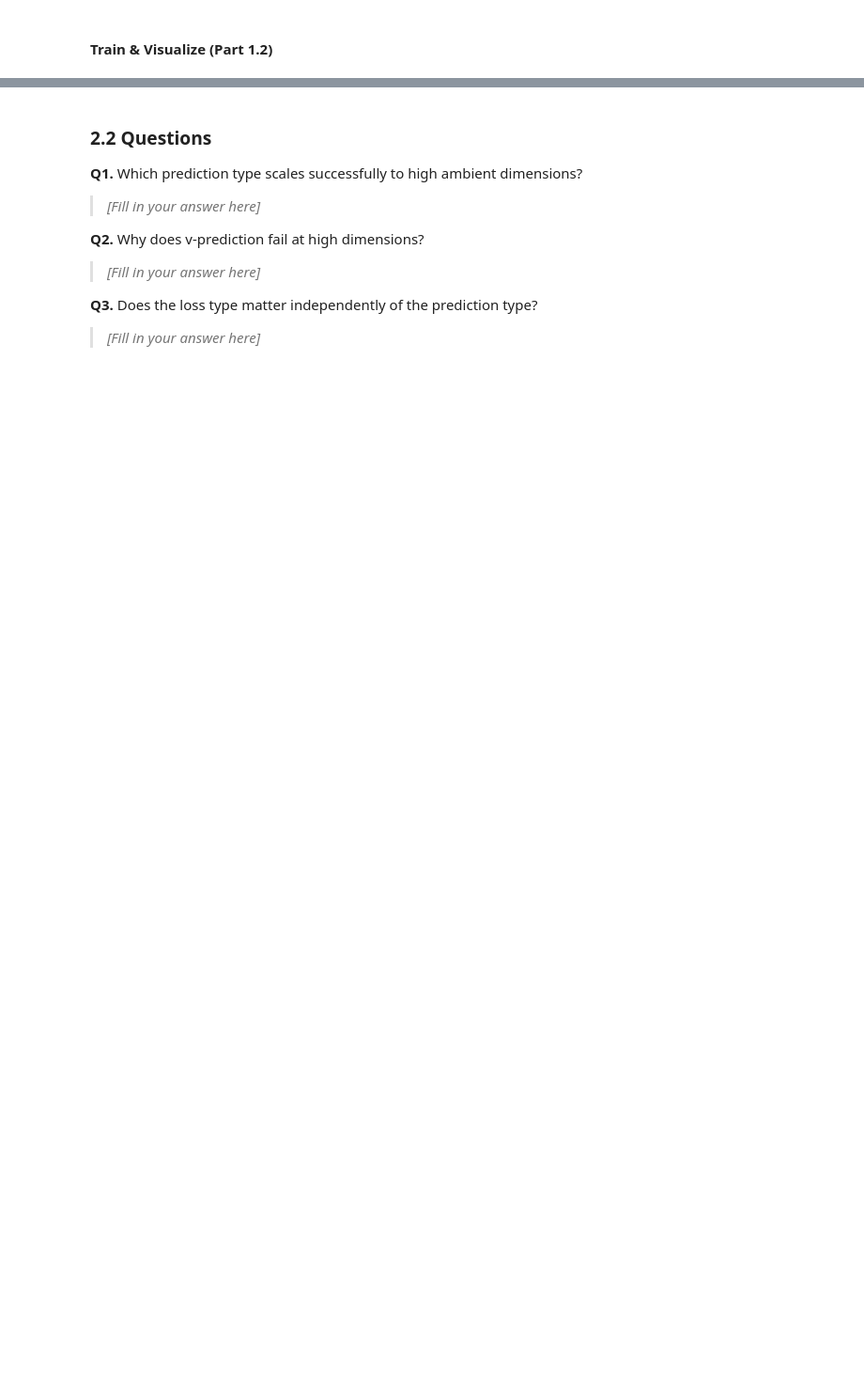
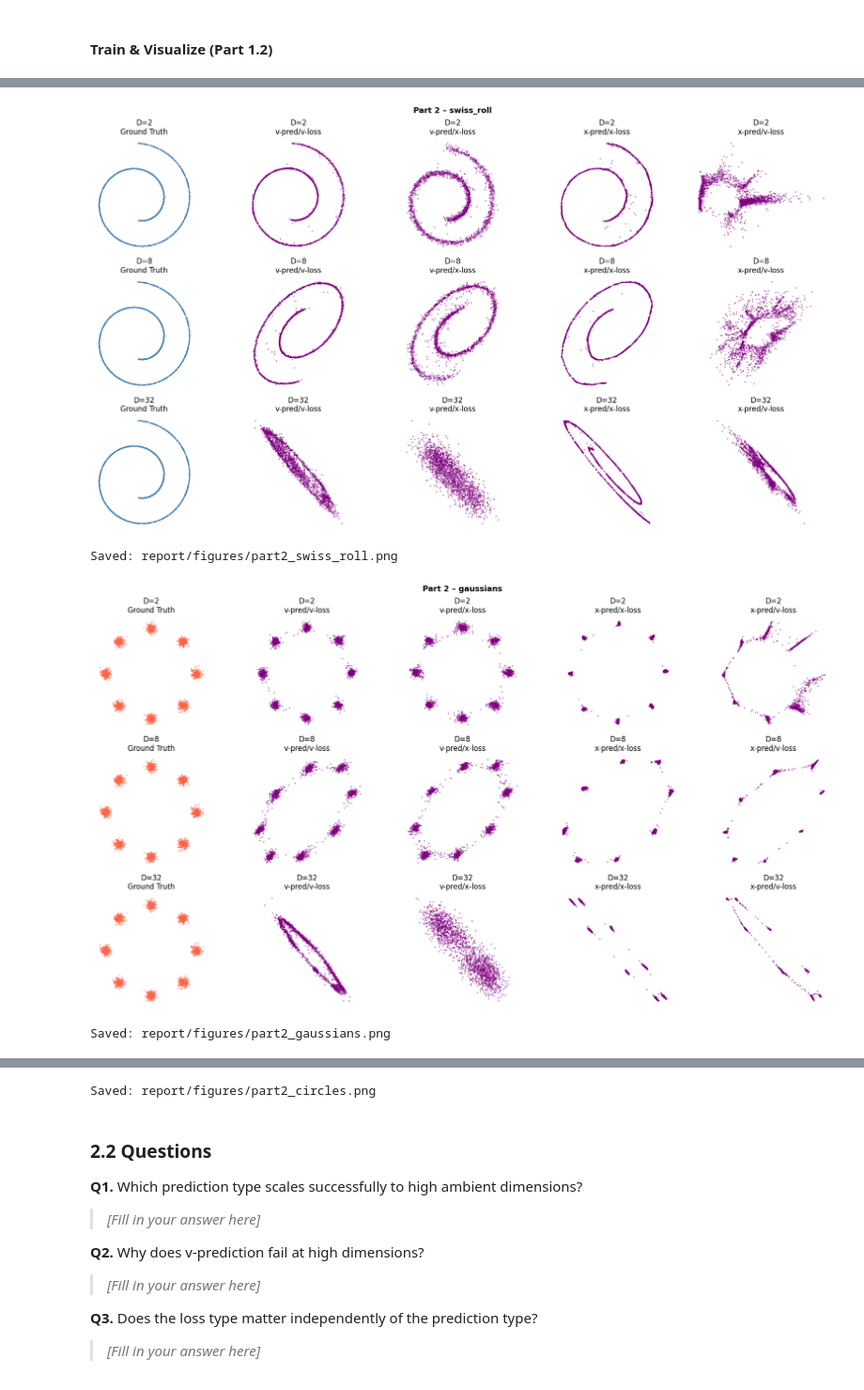
Before and after one commit to hadissuryaalamin/COMP4680-8650-Flowmatching, a Jupyter notebook: assignment.ipynb, the cells around one changed output, grey strips where cells are left out. Shown at 94% size. Cells and saved outputs as stored; diff of their text form; code cells hidden in the pictures; blank space fills up the shorter version.

```diff
--- a/assignment.ipynb
+++ b/assignment.ipynb
@@ -245,27 +340,34 @@ print('All 36 models trained and saved.')
 # %%
-# Visualize all 36 results (1 figure per dataset, 3 rows × 5 cols)
 for name in DATASETS:
     fig, axes = plt.subplots(len(DIMS), len(COMBOS) + 1, figsize=(18, 10))
     fig.suptitle(f'Part 2 – {name}', fontsize=13, fontweight='bold')
 
     for row, dim in enumerate(DIMS):
         ds = ToyDiffusionDataset(name=name, dim=dim)
         gt_2d = ds.to_2d(ds.data.numpy())
 
         axes[row, 0].scatter(gt_2d[:2000, 0], gt_2d[:2000, 1], s=2, alpha=0.4, color=COLORS[name])
         axes[row, 0].set_title(f'D={dim}\nGround Truth')
         axes[row, 0].set_aspect('equal'); axes[row, 0].axis('off')
 
         for col, (pred_type, loss_type) in enumerate(COMBOS):
-            model = results_p2[(name, dim, pred_type, loss_type)]
-            samples = euler_sample(model, n_samples=2000, dim=dim)
-            samples_2d = ds.to_2d(samples)
+            save_path = f'models/{name}_D{dim}_{pred_type}pred_{loss_type}loss.pt'
+            model = FlowMLP(data_dim=dim).to(DEVICE)
+            model.load_state_dict(torch.load(save_path, map_location=DEVICE))
+            model.eval()
 
-            axes[row, col+1].scatter(samples_2d[:, 0], samples_2d[:, 1], s=2, alpha=0.4, color='purple')
+            samples = euler_sample(model, n_samples=2000, dim=dim, pred_type=pred_type)
+
+            axes[row, col+1].scatter(samples[:, 0], samples[:, 1], s=2, alpha=0.4, color='purple')
             axes[row, col+1].set_title(f'D={dim}\n{pred_type}-pred/{loss_type}-loss')
             axes[row, col+1].set_aspect('equal'); axes[row, col+1].axis('off')
 
     plt.tight_layout()
     plt.savefig(f'report/figures/part2_{name}.png', dpi=150, bbox_inches='tight')
     plt.show()
     print(f'Saved: report/figures/part2_{name}.png')
+# %% [output]
+[figure, added]
+Saved: report/figures/part2_swiss_roll.png
+[figure, added]
+Saved: report/figures/part2_gaussians.png
@@ -272,3 +375,4 @@ for name in DATASETS:
+Saved: report/figures/part2_circles.png
 # %% [markdown]
 ### 2.2 Questions
 
```
Also changed, not shown: parts of 26 cells of this notebook.
